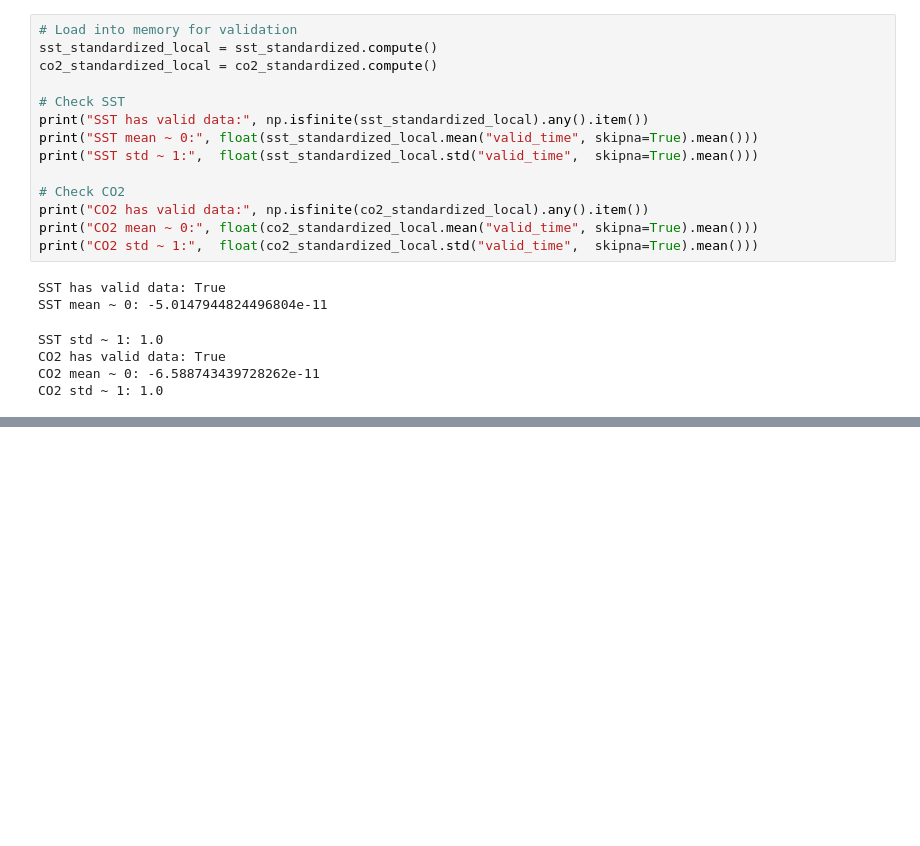
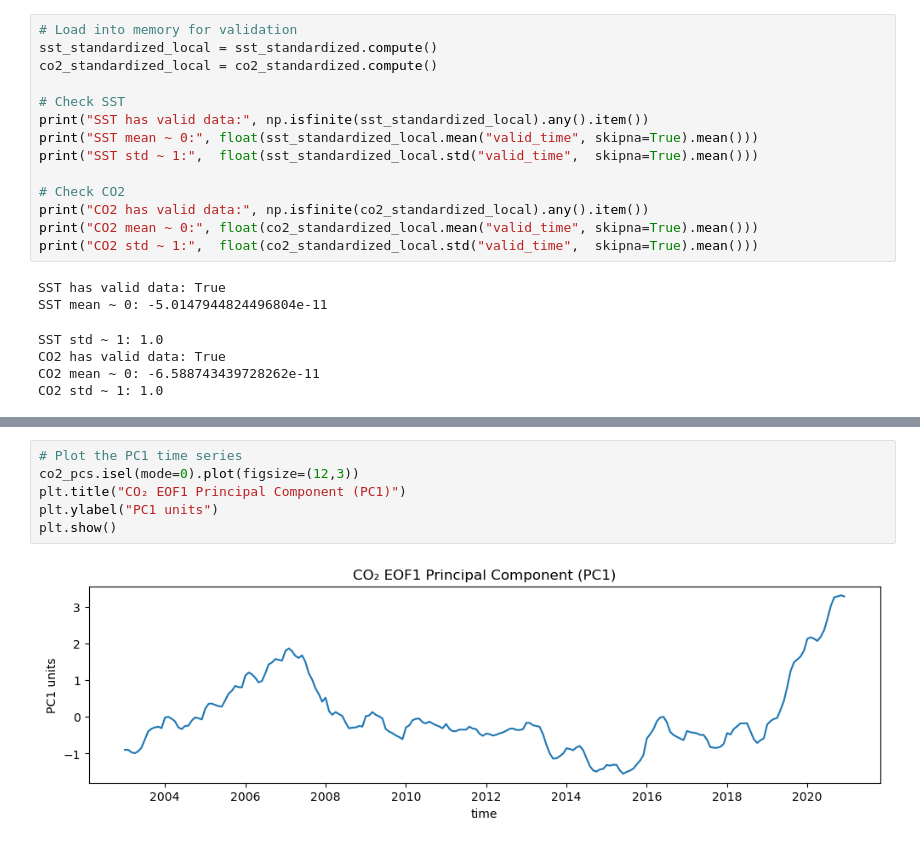
Before and after one commit to sciencekitty66/ATMS-523-Final-Project, a Jupyter notebook: FinalProject-Chatham.ipynb, the cells around one changed output, grey strips where cells are left out. Saved outputs shown, nothing was run; the diff lists cells and outputs as text; blank space fills up the shorter version.

```diff
--- a/FinalProject-Chatham.ipynb
+++ b/FinalProject-Chatham.ipynb
@@ -398,0 +420,8 @@ plt.show()
+# %%
+# Plot the PC1 time series
+co2_pcs.isel(mode=0).plot(figsize=(12,3))
+plt.title("CO₂ EOF1 Principal Component (PC1)")
+plt.ylabel("PC1 units")
+plt.show()
+# %% [output]
+[figure, added]
```
Also changed, not shown: parts of 28 cells of this notebook.
